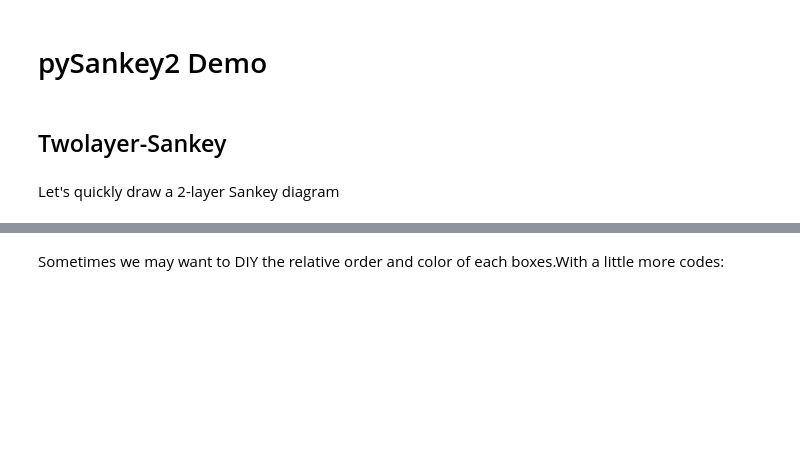
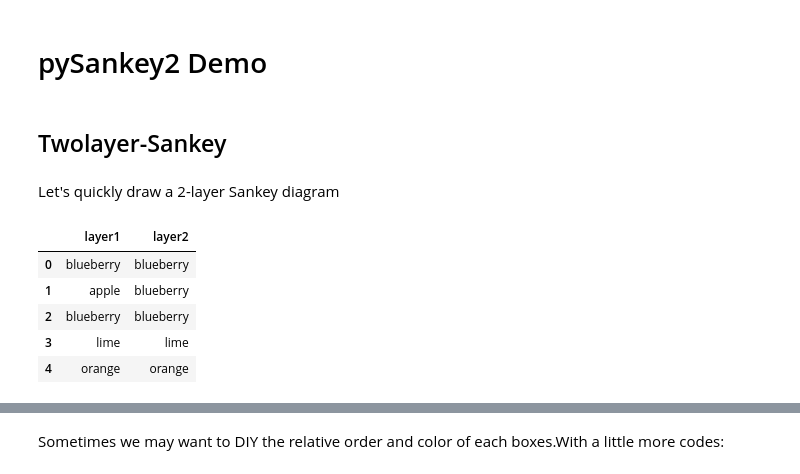
Before and after one commit to SZJShuffle/pySankey2, a Jupyter notebook: example/pySankey2_demo.ipynb, the cells around one changed output, grey strips where cells are left out. Saved outputs shown, nothing was run; the diff lists cells and outputs as text; code cells hidden in the pictures; blank space fills up the shorter version.

```diff
--- a/example/pySankey2_demo.ipynb
+++ b/example/pySankey2_demo.ipynb
@@ -10,6 +10,16 @@ Let's quickly draw a 2-layer Sankey diagram
 # %%
 from pysankey2 import Sankey
 from pysankey2.datasets import load_fruits
+# %%
+df = load_fruits()
+df.head()
+# %% [output]
+|  | layer1 | layer2 |
+| 0 | blueberry | blueberry |
+| 1 | apple | blueberry |
+| 2 | blueberry | blueberry |
+| 3 | lime | lime |
+| 4 | orange | orange |
 # %%
 df = load_fruits()
 sky_auto_global_colors = Sankey(df,colorMode="global")
```
Also changed, not shown: parts of 14 cells of this notebook.
